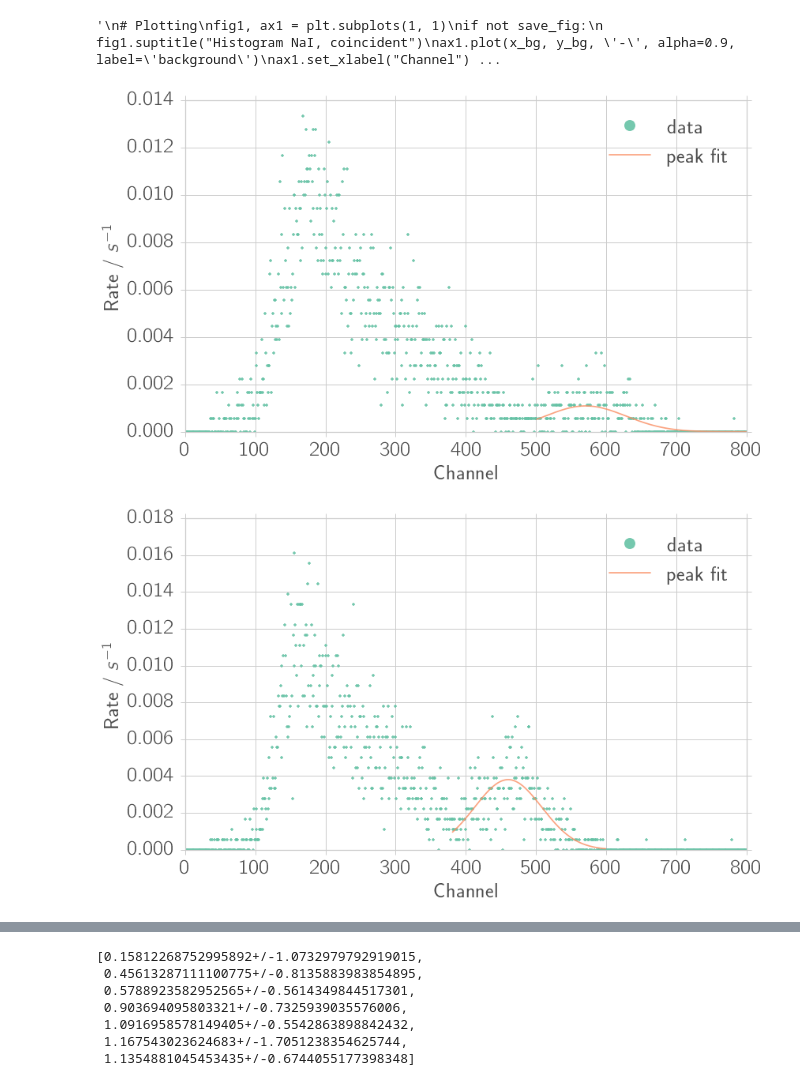
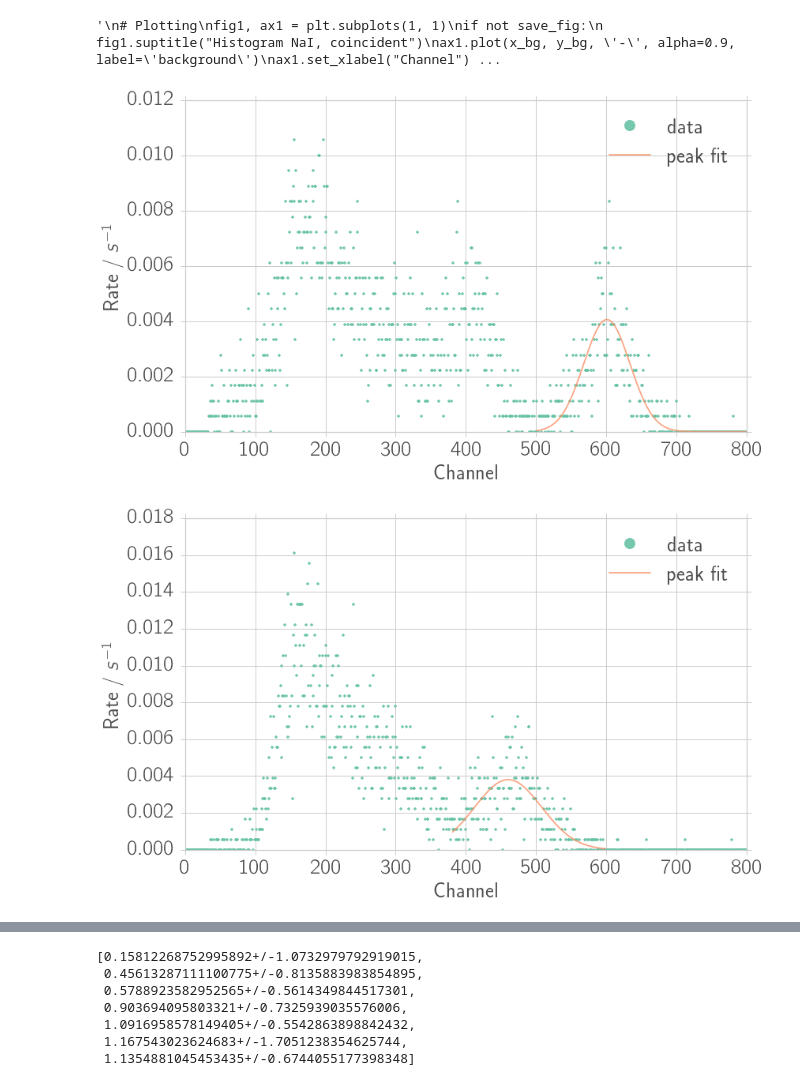
Before and after one commit to Bondzio/fp, a Jupyter notebook: compton/analysis/energy_conservation.ipynb, the cells around one changed output, grey strips where cells are left out. Cells and saved outputs as stored; diff of their text form; code cells hidden in the pictures.

```diff
--- a/compton/analysis/energy_conservation.ipynb
+++ b/compton/analysis/energy_conservation.ipynb
@@ -96,7 +96,7 @@ rcParams['legend.markerscale'] = 4
 rcParams['axes.titlesize'] = fontsize_labels
 rcParams['text.color'] = "0.3"
 rcParams['xtick.color'] = "0.3"
-rcParams['ytick.color'] = "0.3"
+rcParams['ytick.color'] = "0.3"ta_
 rcParams['axes.labelcolor'] = "0.3"
 rcParams['axes.edgecolor'] = "0.8"
 
@@ -125,6 +125,8 @@ from scipy.integrate import quad
 import sys
 
 npy_dir = "./data_npy/"
+# %%
+data_dir = './data/'
 # %% [markdown]
 ## Functions
 # %%
@@ -557,33 +559,33 @@ def fit_n_plot_na(theta, fit_boundaries, p0, fit=True):
     return(c)
 # %%
 c_na = []
-theta_na = [15, 30, 45, 60, 75, 90, 105]
+theta_na = [0, 30, 45, 60, 75, 90, 105]
 fit_boundaries = [[500, 800], [380, 600],
                   [360, 600], [320, 600], [250, 500],
                   [250, 500], [200, 400]]
 p0 = [[2e-3, 600, 40, 0],
       [4e-3, 480, 40, 0],
       [1e-2, 400, 40, 0],
       [1.2e-2, 370, 30, 0],
       [1.4e-2, 320, 30, 0],
       [1.6e-2, 280, 30, 0],
       [1e-2, 220, 30, 0]]
 
 p0 = [[0.2, 600, 40],
       [0.5, 480, 40],
       [0.6, 400, 40],
       [0.9, 370, 30],
       [1.1, 320, 30],
       [1.2, 280, 30],
       [1.1, 220, 30]]
 
 show_fig = True
 for i in zip(theta_na,fit_boundaries, p0):
     #if i[0] == 90:
     c_na.append(fit_n_plot_na(*i, fit=True))
 show_fig = True
 # %% [output]
-[figure, old version]
+[figure, new version]
 [figure]
 [figure]
 [figure]
```
Also changed, not shown: 51 other files.
